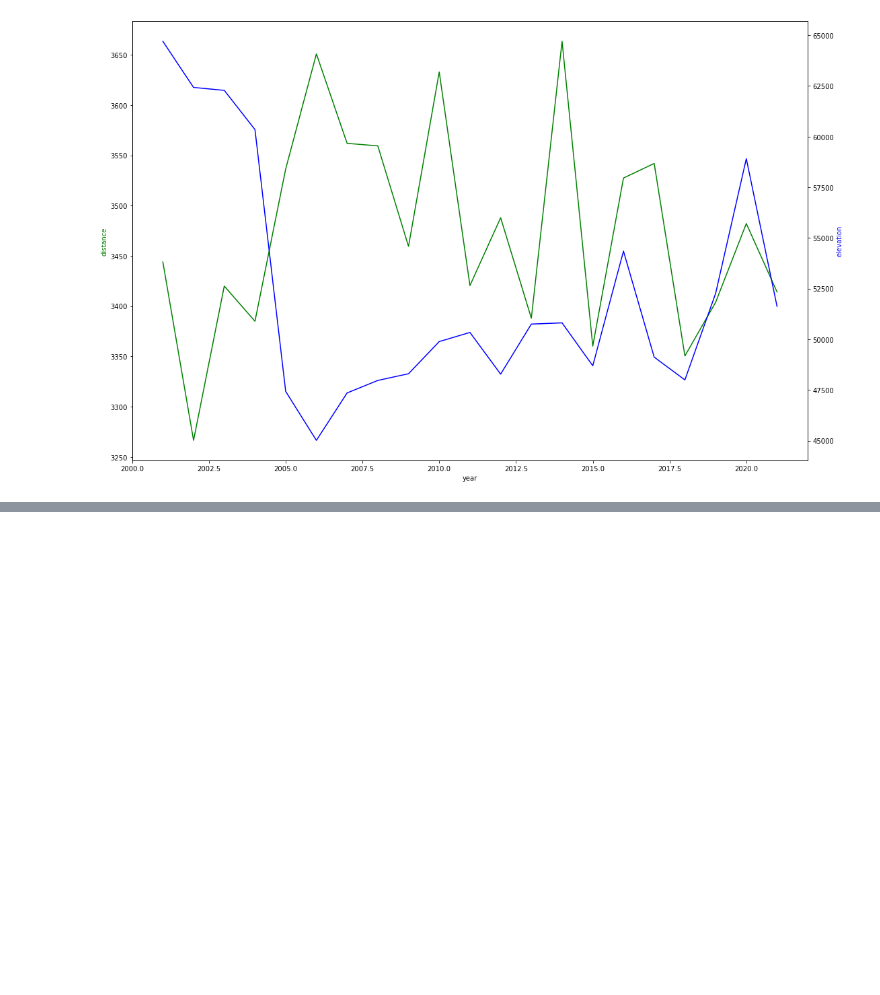
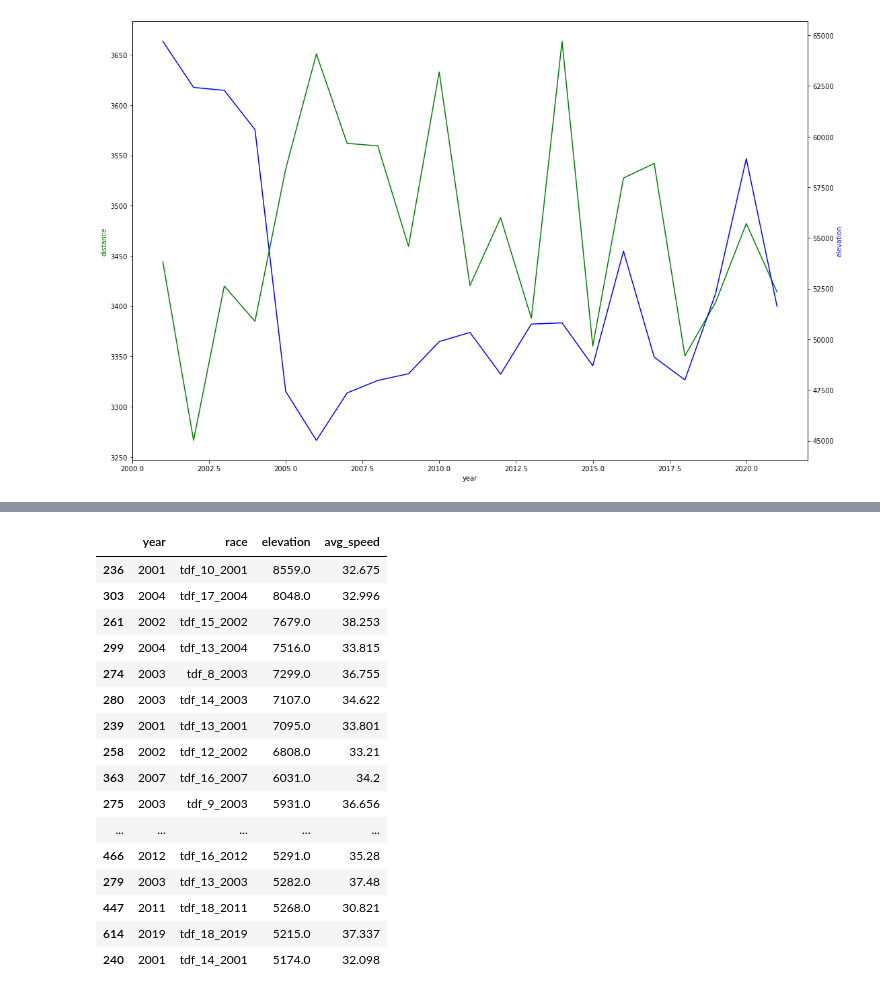
Before and after one commit to jbrttl/cycling, a Jupyter notebook: tdf_stages_stats.ipynb, the cells around one changed output, grey strips where cells are left out. Drawn from its saved outputs; the diff is of its cells as text; code cells hidden in the pictures; blank space fills up the shorter version.

```diff
--- a/tdf_stages_stats.ipynb
+++ b/tdf_stages_stats.ipynb
@@ -138,0 +148,20 @@ plt.show()
+# %%
+df[['year','race','elevation','avg_speed']].sort_values(by=['elevation'],ascending=False).head(30)
+# %% [output]
+|  | year | race | elevation | avg_speed |
+| 236 | 2001 | tdf_10_2001 | 8559.0 | 32.675 |
+| 303 | 2004 | tdf_17_2004 | 8048.0 | 32.996 |
+| 261 | 2002 | tdf_15_2002 | 7679.0 | 38.253 |
+| 299 | 2004 | tdf_13_2004 | 7516.0 | 33.815 |
+| 274 | 2003 | tdf_8_2003 | 7299.0 | 36.755 |
+| 280 | 2003 | tdf_14_2003 | 7107.0 | 34.622 |
+| 239 | 2001 | tdf_13_2001 | 7095.0 | 33.801 |
+| 258 | 2002 | tdf_12_2002 | 6808.0 | 33.21 |
+| 363 | 2007 | tdf_16_2007 | 6031.0 | 34.2 |
+| 275 | 2003 | tdf_9_2003 | 5931.0 | 36.656 |
+| ... | ... | ... | ... | ... |
+| 466 | 2012 | tdf_16_2012 | 5291.0 | 35.28 |
+| 279 | 2003 | tdf_13_2003 | 5282.0 | 37.48 |
+| 447 | 2011 | tdf_18_2011 | 5268.0 | 30.821 |
+| 614 | 2019 | tdf_18_2019 | 5215.0 | 37.337 |
+| 240 | 2001 | tdf_14_2001 | 5174.0 | 32.098 |
```
Also changed, not shown: parts of 1 cell of this notebook.
